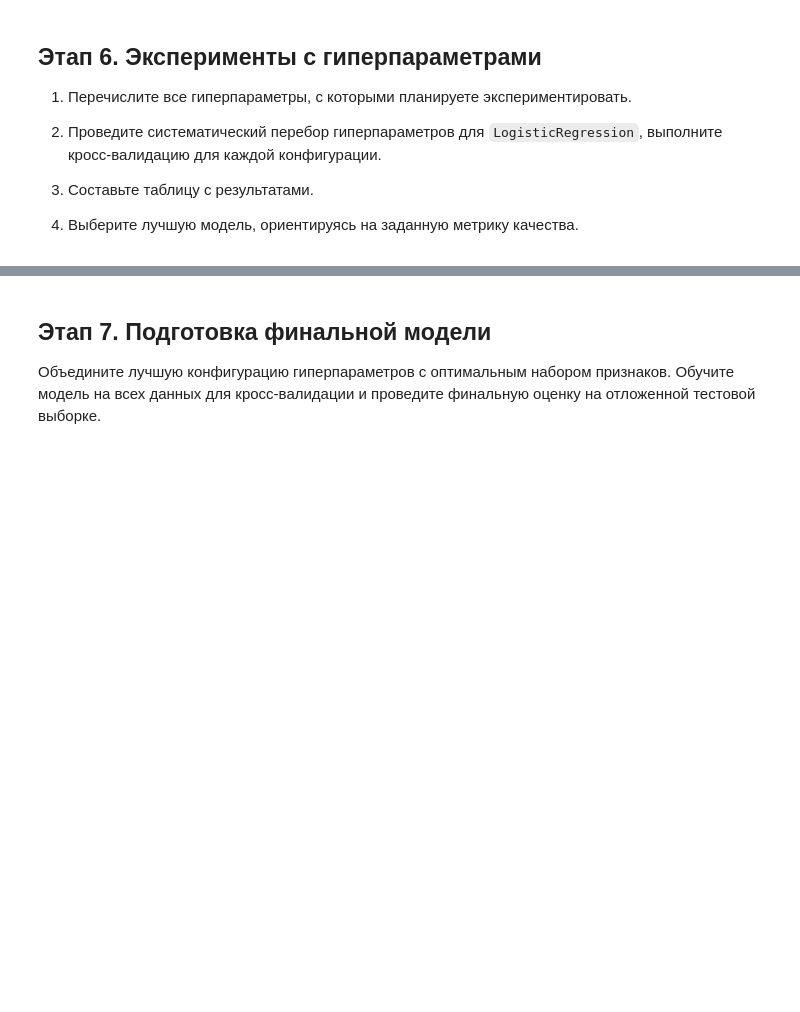
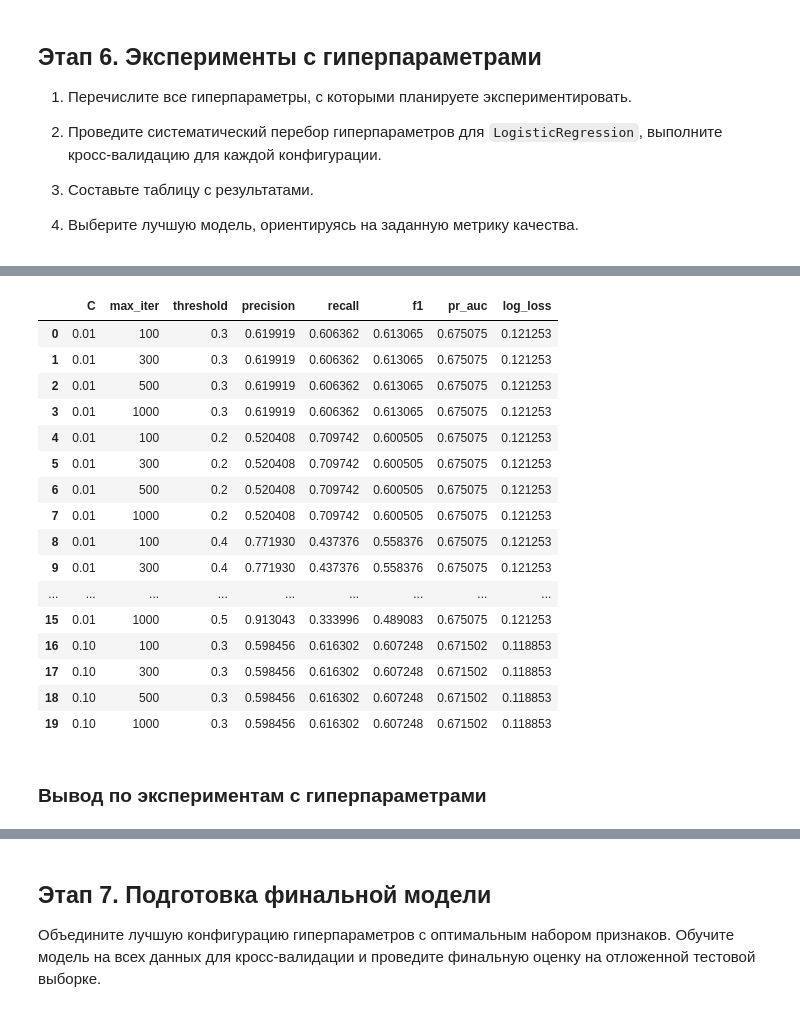
Before and after one commit to andreiyopt/coffee_churn_model, a Jupyter notebook: work/coffee_churn_model.ipynb, the cells around one changed output, grey strips where cells are left out. Cells and saved outputs as stored; diff of their text form; code cells hidden in the pictures; blank space fills up the shorter version.

```diff
--- a/work/coffee_churn_model.ipynb
+++ b/work/coffee_churn_model.ipynb
@@ -663,9 +667,13 @@ features_to_drop = [                           # ненужные для обу
 # %%
 # создаем препроцессор
 
-negative_to_nan = FunctionTransformer(
-    lambda X: np.where(X < 0, np.nan, X)                                    # трансформер обработки негативных значений
-)
+# функция для замены ошибочных отрицательных значений на NaN
+def replace_negative_with_nan(X):
+    return np.where(X < 0, np.nan, X)
+
+
+# трансформер обработки отрицательных значений
+negative_to_nan = FunctionTransformer(replace_negative_with_nan)
 
 full_preprocessor = ColumnTransformer(transformers=[                        # трансформер полной предобработки
     ('cat',                                                                 # кат-ые признаки
@@ -955,7 +967,9 @@ new_full_preprocessor = ColumnTransformer(transformers=[
     log_features)
 ])
 # %%
+# пайплайн с созданием новых признаков
 new_logreg_pipeline = Pipeline(steps=[
+    ('feature_engineering', feature_engineering),
     ('preprocessor', new_full_preprocessor),
     ('model', log_reg)
 ])
@@ -1102,7 +1116,7 @@ PR_AUC       До новых признаков     0.649      0.048      7.4
              После новых признаков  0.661      0.046      7.0
 # %%
 # обучаем текущую улучшенную модель на всей обучающей выборке
-new_logreg_pipeline.fit(X_train_new, y_train)
+new_logreg_pipeline.fit(X_train, y_train)
 
 # достаём обученные части пайплайна
 fitted_preprocessor = new_logreg_pipeline.named_steps['preprocessor']
@@ -1388,7 +1405,7 @@ for threshold in [0.01, 0.03, 0.05, 0.1]:
     # проверяем этот порог кросс-валидацией
     results = cross_validate(
         estimator=pipeline,
-        X=X_train_new,
+        X=X_train,
         y=y_train,
         scoring=scoring,
         cv=cv,
@@ -1446,0 +1550,35 @@ display(threshold_table)
+# %%
+# значения гиперпараметров для эксперимента
+C_values = [0.01, 0.1, 1, 10, 100]
+max_iter_values = [100, 300, 500, 1000]
+
+# пороги классификации
+threshold_values = [0.2, 0.3, 0.4, 0.5]
+
+hyper_results_table = test_hyperparameters(
+    C_values,
+    max_iter_values,
+    threshold_values
+)
+
+display(hyper_results_table.head(20))
+# %% [output]
+|  | C | max_iter | threshold | precision | recall | f1 | pr_auc | log_loss |
+| 0 | 0.01 | 100 | 0.3 | 0.619919 | 0.606362 | 0.613065 | 0.675075 | 0.121253 |
+| 1 | 0.01 | 300 | 0.3 | 0.619919 | 0.606362 | 0.613065 | 0.675075 | 0.121253 |
+| 2 | 0.01 | 500 | 0.3 | 0.619919 | 0.606362 | 0.613065 | 0.675075 | 0.121253 |
+| 3 | 0.01 | 1000 | 0.3 | 0.619919 | 0.606362 | 0.613065 | 0.675075 | 0.121253 |
+| 4 | 0.01 | 100 | 0.2 | 0.520408 | 0.709742 | 0.600505 | 0.675075 | 0.121253 |
+| 5 | 0.01 | 300 | 0.2 | 0.520408 | 0.709742 | 0.600505 | 0.675075 | 0.121253 |
+| 6 | 0.01 | 500 | 0.2 | 0.520408 | 0.709742 | 0.600505 | 0.675075 | 0.121253 |
+| 7 | 0.01 | 1000 | 0.2 | 0.520408 | 0.709742 | 0.600505 | 0.675075 | 0.121253 |
+| 8 | 0.01 | 100 | 0.4 | 0.771930 | 0.437376 | 0.558376 | 0.675075 | 0.121253 |
+| 9 | 0.01 | 300 | 0.4 | 0.771930 | 0.437376 | 0.558376 | 0.675075 | 0.121253 |
+| ... | ... | ... | ... | ... | ... | ... | ... | ... |
+| 15 | 0.01 | 1000 | 0.5 | 0.913043 | 0.333996 | 0.489083 | 0.675075 | 0.121253 |
+| 16 | 0.10 | 100 | 0.3 | 0.598456 | 0.616302 | 0.607248 | 0.671502 | 0.118853 |
+| 17 | 0.10 | 300 | 0.3 | 0.598456 | 0.616302 | 0.607248 | 0.671502 | 0.118853 |
+| 18 | 0.10 | 500 | 0.3 | 0.598456 | 0.616302 | 0.607248 | 0.671502 | 0.118853 |
+| 19 | 0.10 | 1000 | 0.3 | 0.598456 | 0.616302 | 0.607248 | 0.671502 | 0.118853 |
+# %% [markdown]
+### Вывод по экспериментам с гиперпараметрами
```
Also changed, not shown: parts of 26 cells of this notebook, 2 other files.
